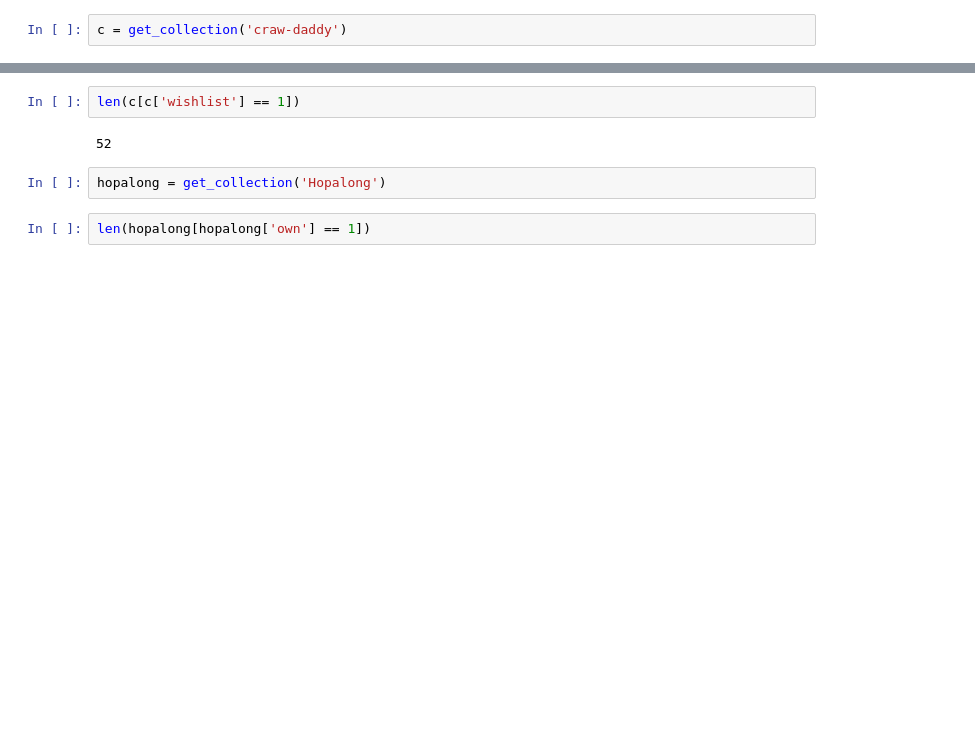
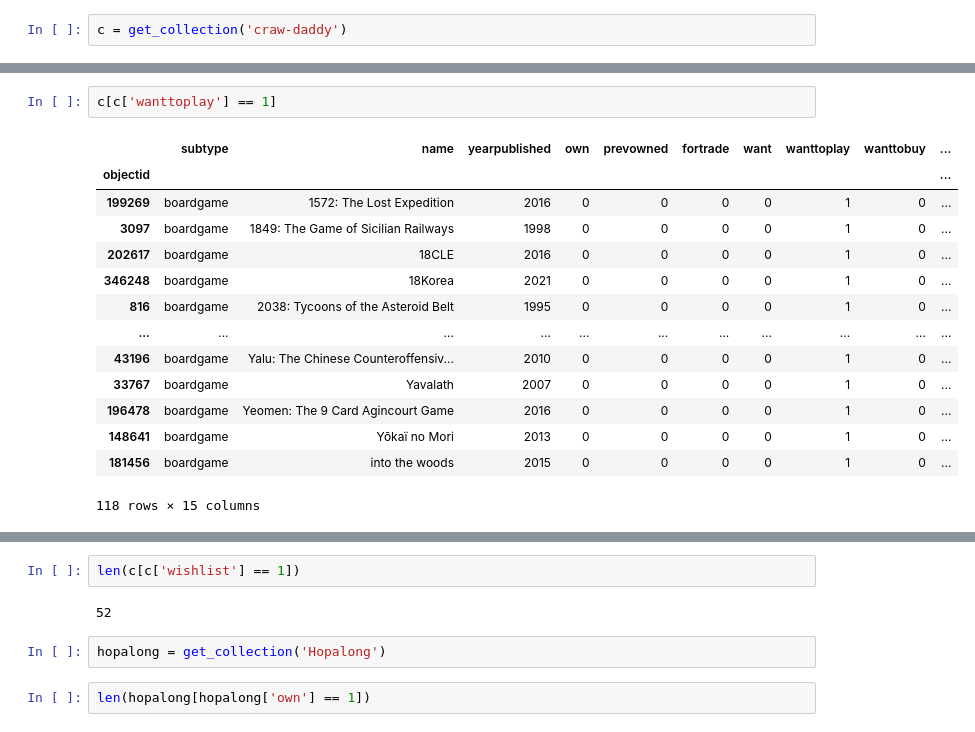
Before and after one commit to craw-daddy/BoardGame, a Jupyter notebook: parsing-data.ipynb, the cells around one changed output, grey strips where cells are left out. Cells and saved outputs as stored; diff of their text form; blank space fills up the shorter version.

```diff
--- a/parsing-data.ipynb
+++ b/parsing-data.ipynb
@@ -141,3 +218,20 @@ len(c)
+# %%
+c[c['wanttoplay'] == 1]
+# %% [output]
+|  | subtype | name | yearpublished | own | prevowned | fortrade | want | wanttoplay | wanttobuy | ... |
+| objectid |  |  |  |  |  |  |  |  |  | ... |
+| 199269 | boardgame | 1572: The Lost Expedition | 2016 | 0 | 0 | 0 | 0 | 1 | 0 | ... |
+| 3097 | boardgame | 1849: The Game of Sicilian Railways | 1998 | 0 | 0 | 0 | 0 | 1 | 0 | ... |
+| 202617 | boardgame | 18CLE | 2016 | 0 | 0 | 0 | 0 | 1 | 0 | ... |
+| 346248 | boardgame | 18Korea | 2021 | 0 | 0 | 0 | 0 | 1 | 0 | ... |
+| 816 | boardgame | 2038: Tycoons of the Asteroid Belt | 1995 | 0 | 0 | 0 | 0 | 1 | 0 | ... |
+| ... | ... | ... | ... | ... | ... | ... | ... | ... | ... | ... |
+| 43196 | boardgame | Yalu: The Chinese Counteroffensiv... | 2010 | 0 | 0 | 0 | 0 | 1 | 0 | ... |
+| 33767 | boardgame | Yavalath | 2007 | 0 | 0 | 0 | 0 | 1 | 0 | ... |
+| 196478 | boardgame | Yeomen: The 9 Card Agincourt Game | 2016 | 0 | 0 | 0 | 0 | 1 | 0 | ... |
+| 148641 | boardgame | Yōkaï no Mori | 2013 | 0 | 0 | 0 | 0 | 1 | 0 | ... |
+| 181456 | boardgame | into the woods | 2015 | 0 | 0 | 0 | 0 | 1 | 0 | ... |
+118 rows × 15 columns
 # %%
 c[c['wishlist'] == 1]
 # %% [output]
```
Also changed, not shown: parts of 9 cells of this notebook, 1 other file.
